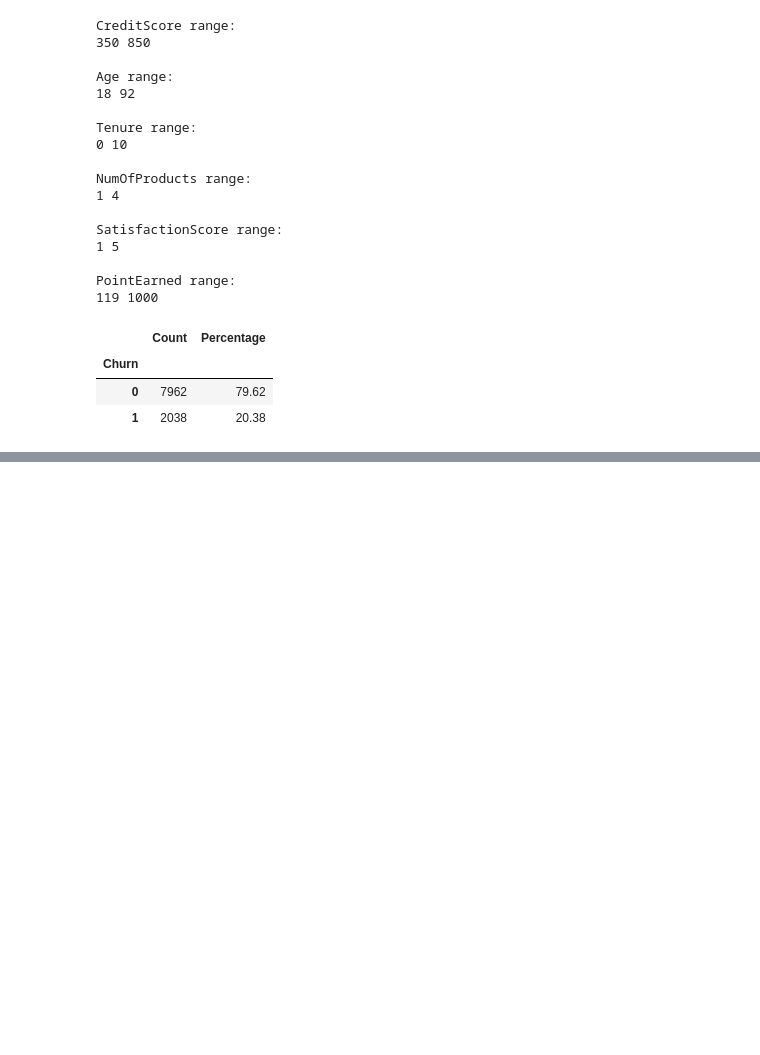
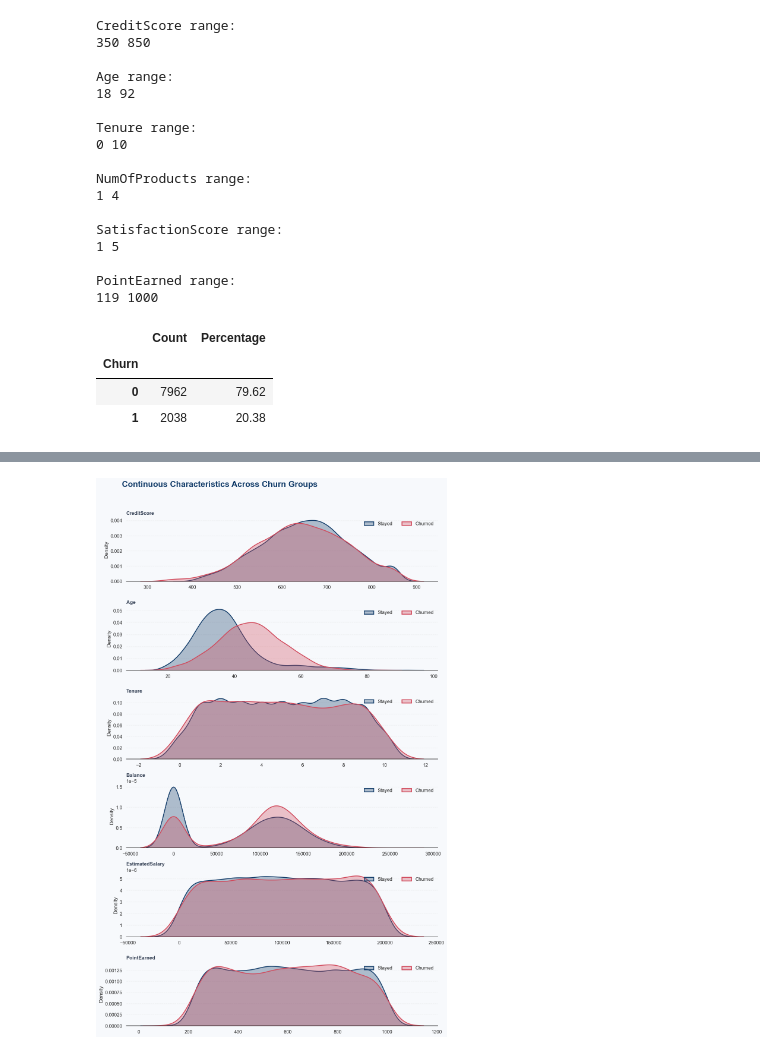
Before and after one commit to IshmaelMururami/customer-churn-prediction-kci, a Jupyter notebook: Objectives 1&2/Customer_Churn.ipynb, the cells around one changed output, grey strips where cells are left out. Drawn from its saved outputs; the diff is of its cells as text; code cells hidden in the pictures; blank space fills up the shorter version.

```diff
--- a/Objectives 1&2/Customer_Churn.ipynb
+++ b/Objectives 1&2/Customer_Churn.ipynb
@@ -299,0 +474,49 @@ plt.show()
+# %%
+
+# 4. CONTINUOUS DISTRIBUTIONS BY CHURN STATUS
+
+
+selected_distribution_columns = continuous_columns[:min(6, len(continuous_columns))]
+figure, axes = plt.subplots(
+    len(selected_distribution_columns),
+    1,
+    figsize=(12, 3.2 * len(selected_distribution_columns)),
+    facecolor="#F7F9FC"
+)
+axes = np.atleast_1d(axes)
+
+for axis, column in zip(axes, selected_distribution_columns):
+    axis.set_facecolor("#F7F9FC")
+    sns.kdeplot(
+        data=df.loc[df[churn_column] == stayed_group],
+        x=column,
+        fill=True,
+        alpha=0.32,
+        linewidth=2,
+        color="#123C69",
+        label="Stayed",
+        ax=axis
+    )
+    sns.kdeplot(
+        data=df.loc[df[churn_column] == churned_group],
+        x=column,
+        fill=True,
+        alpha=0.32,
+        linewidth=2,
+        color="#D1495B",
+        label="Churned",
+        ax=axis
+    )
+    axis.set_title(column, loc="left", fontsize=12, fontweight="bold", color="#344054")
+    axis.set_xlabel("")
+    axis.set_ylabel("Density")
+    axis.grid(axis="y", linestyle="--", alpha=0.22)
+    axis.grid(axis="x", visible=False)
+    axis.spines[["top", "right", "left"]].set_visible(False)
+    axis.legend(frameon=False, ncol=2, loc="upper right")
+
+figure.suptitle("Continuous Characteristics Across Churn Groups", x=0.08, ha="left", fontsize=20, fontweight="bold", color="#123C69")
+figure.tight_layout(rect=[0, 0, 1, 0.96])
+plt.show()
+# %% [output]
+[figure, added]
```
Also changed, not shown: parts of 21 cells of this notebook, 18 other files.
